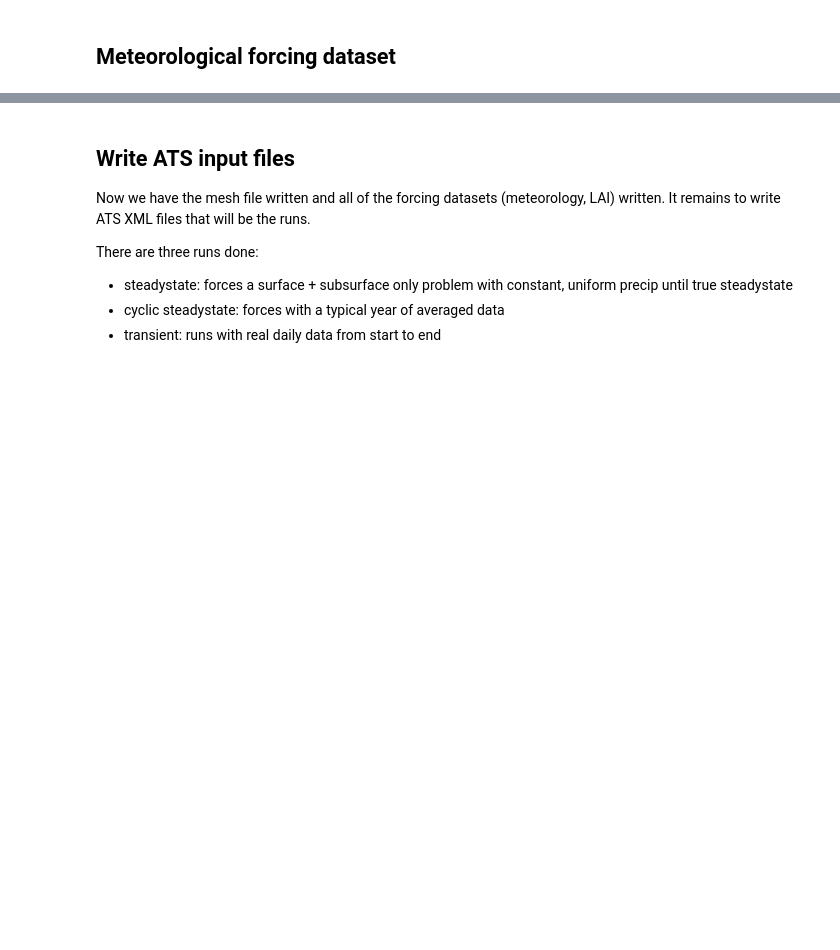
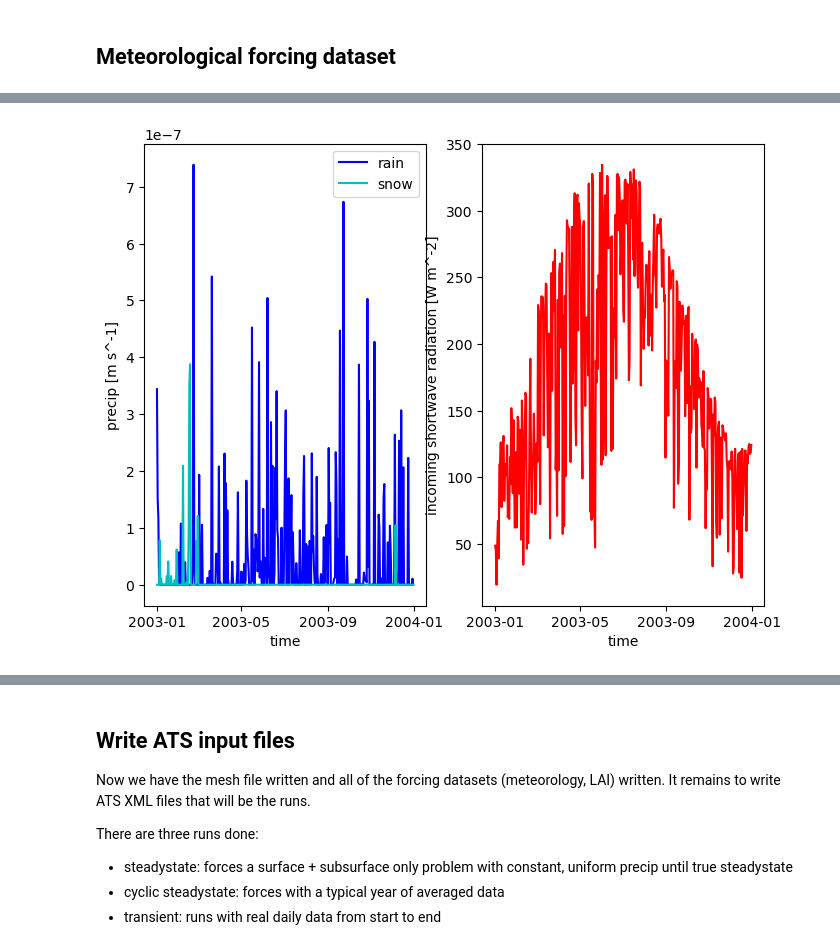
Before and after one commit to fmyuan/watershed-workflow, a Jupyter notebook: examples/GCREW/gcrew_atselm.ipynb, the cells around one changed output, grey strips where cells are left out. Cells and saved outputs as stored; diff of their text form; code cells hidden in the pictures; blank space fills up the shorter version.

Commit message:
almost workable notebook at GCREW.

```diff
--- a/examples/GCREW/gcrew_atselm.ipynb
+++ b/examples/GCREW/gcrew_atselm.ipynb
@@ -170,8 +178,8 @@ def toWorkingDir(filename):
 watershed_workflow.config.setDataDirectory(data_dir)
 # %%
 ## Parameters cell -- this provides all parameters that can be changed via pipelining to generate a new watershed.
-myname = wkdir_name.lower()+'-atselm'
-mycase_shapefile = os.path.join('input_data', 'gcrew_basin2x.shp')
+myname = wkdir_name.lower()+'-ats'
+mycase_shapefile = os.path.join('input_data', 'gcrew_basin31.shp')
 
 # Geometric parameters
 # -- parameters to clean and reduce the river network prior to meshing
@@ -186,8 +194,8 @@ refine_d1 = 600
 #refine_L0 = 75
 #refine_L1 = 200
 
-refine_L0 = 125
-refine_L1 = 300
+refine_L0 = 50
+refine_L1 = 200
 
 refine_A0 = refine_L0**2 / 2
 refine_A1 = refine_L1**2 / 2
@@ -195,8 +203,8 @@ refine_A1 = refine_L1**2 / 2
 # Simulation control
 # - note that we use the NoLeap calendar, same as DayMet.  Simulations are typically run over the "water year"
 #   which starts August 1.
-start = cftime.DatetimeNoLeap(2010,1,1)
-end = cftime.DatetimeNoLeap(2012,1,1)
+start = cftime.DatetimeNoLeap(2003,1,1)   # modis LAI starts from 2002-07-04
+end = cftime.DatetimeNoLeap(2021,12,31)   # ROAC v1.1 met data ends by 2021-12-31
 
 nyears_cyclic_steadystate = 4   # how many years to run spinup
 
@@ -235,6 +245,9 @@ sources['hydrography'] = watershed_workflow.sources.hydrography_sources['NHDPlus
 #
 # DELETE THIS SECTION for non-Coweeta runs
 dtb_file = os.path.join(data_dir, 'soil_structure', 'DTB', 'DTB.tif')
+if ELM_SOILCOLUMN:
+	dtb_file = os.path.join(DIN_LOC_ROOT, 'lnd/clm2/surfdata_map','high_res','soildtb_30x30sec_nwh_c220613.tif')
+
 geo_file = os.path.join(data_dir, 'soil_structure', 'GLHYMPS', 'GLHYMPS.shp')
 
 # GLHYMPs is a several-GB download, so we have sliced it and included the slice here
@@ -333,7 +415,13 @@ m2, areas, dists = watershed_workflow.tessalateRiverAligned(watershed, rivers,
 m2 = m2.partition(16, True)
 # %%
 # get a raster for the elevation map, based on 3DEP
-dem = sources['DEM'].getDataset(watershed.exterior.buffer(100), watershed.crs)['dem']
+# dem = sources['DEM'].getDataset(watershed.exterior.buffer(50), watershed.crs)['dem']
+
+# locally available raster DEM
+dem_raster = os.path.join(data_dir,'ned19_n39x00_w076x75_md_dnr_lidar2004_gcrew.tif')
+sources['DEM'] = watershed_workflow.sources.ManagerRaster(dem_raster)
+dem = sources['DEM'].getDataset(watershed.exterior.buffer(100), watershed.crs)['band_1']
+m2.cell_data['DEM'] = watershed_workflow.getDatasetOnMesh(m2, dem, method='linear')
 
 # provide surface mesh elevations
 watershed_workflow.elevate(m2, dem)
@@ -623,4 +859,4 @@ plt.show()
 dtb = sources['depth to bedrock'].getDataset(watershed.exterior, watershed.crs)['band_1']
 
 # the SoilGrids dataset is in cm --> convert to meters
-dtb.values = dtb.values/100.
+if not ELM_SOILCOLUMN: dtb.values = dtb.values/100.
@@ -963,28 +1376,30 @@ met_data_transient
 # %%
 # plot a few of the met data -- does it look reasonable?
-def plotMetData(met, x=5, y=5):
+def plotMetData(met, x=3, y=4):
     """plot one pixel as a function of time"""
     fig = plt.figure()
     ax = fig.add_subplot(121)
 
     met_data_single_pixel = met.isel({'time':slice(0,365),
-                                               'x' : 5,
-                                               'y' : 5})
+                                               'x' : x,
+                                               'y' : y})
 
     met_data_single_pixel['precipitation rain [m s^-1]'].plot(color='b', label='rain')
     met_data_single_pixel['precipitation snow [m SWE s^-1]'].plot(color='c', label='snow')
     ax.set_ylabel('precip [m s^-1]')
     ax.set_title('')
     ax.legend()
 
     ax = fig.add_subplot(122)
     met_data_single_pixel['incoming shortwave radiation [W m^-2]'].plot(color='r', label='qSW_in')
     ax.set_ylabel('incoming shortwave radiation [W m^-2]')
     ax.set_title('')
 
     plt.show()
 
 plotMetData(met_data_transient)
+# %% [output]
+[figure, added]
 # %%
 # write transient data to disk
 filename = toOutput(f'{myname}_aorc-{start.year}-{end.year}.h5')
```
Also changed, not shown: parts of 58 cells of this notebook, 1 other file.
